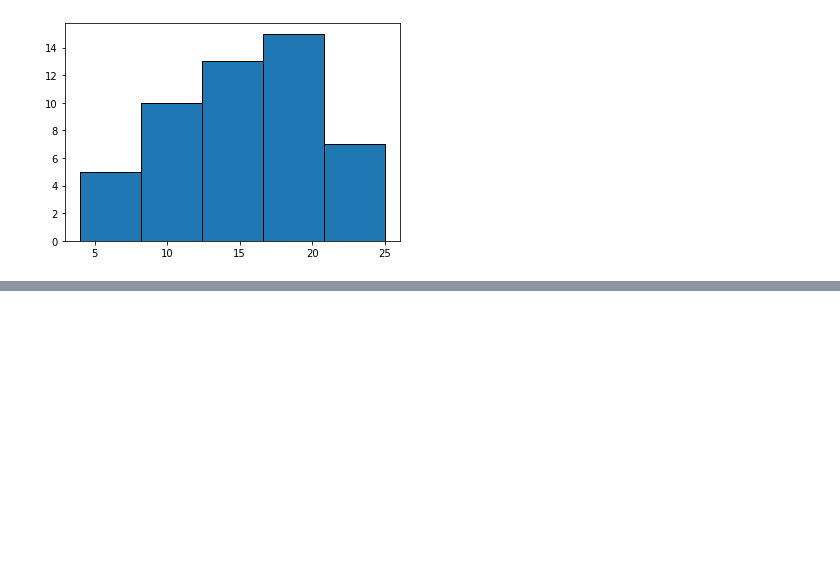
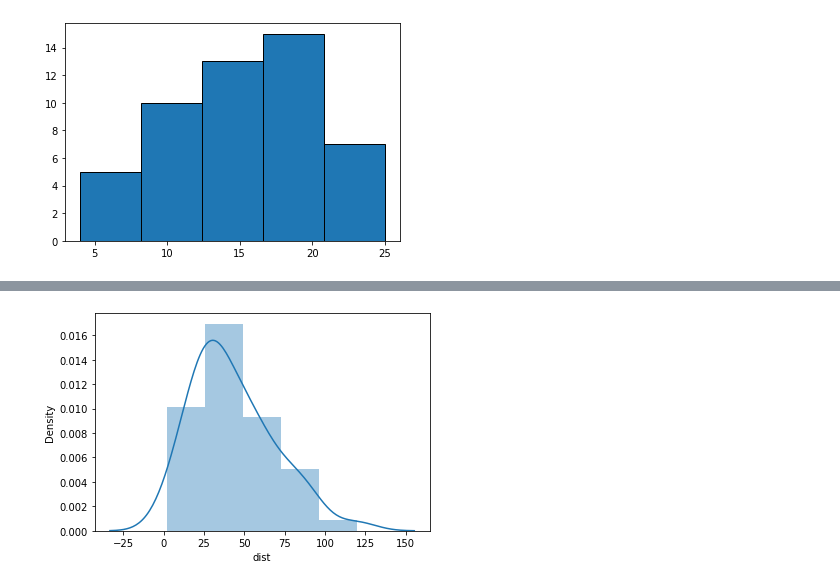
Before and after one commit to vidjaydas/DS_Assignments, a Jupyter notebook: Skewness,_Kurtosis_Q9a_speed&dist.ipynb, the cells around one changed output, grey strips where cells are left out. Drawn from its saved outputs; the diff is of its cells as text; code cells hidden in the pictures; blank space fills up the shorter version.

```diff
--- a/Skewness,_Kurtosis_Q9a_speed&dist.ipynb
+++ b/Skewness,_Kurtosis_Q9a_speed&dist.ipynb
@@ -77,0 +87,5 @@ plt.hist(speed_dist['speed'],bins=5, edgecolor='black')
+# %%
+sns.distplot(speed_dist.dist, bins=5)
+plt.show()
+# %% [output]
+[figure, added]
```
Also changed, not shown: parts of 7 cells of this notebook.
